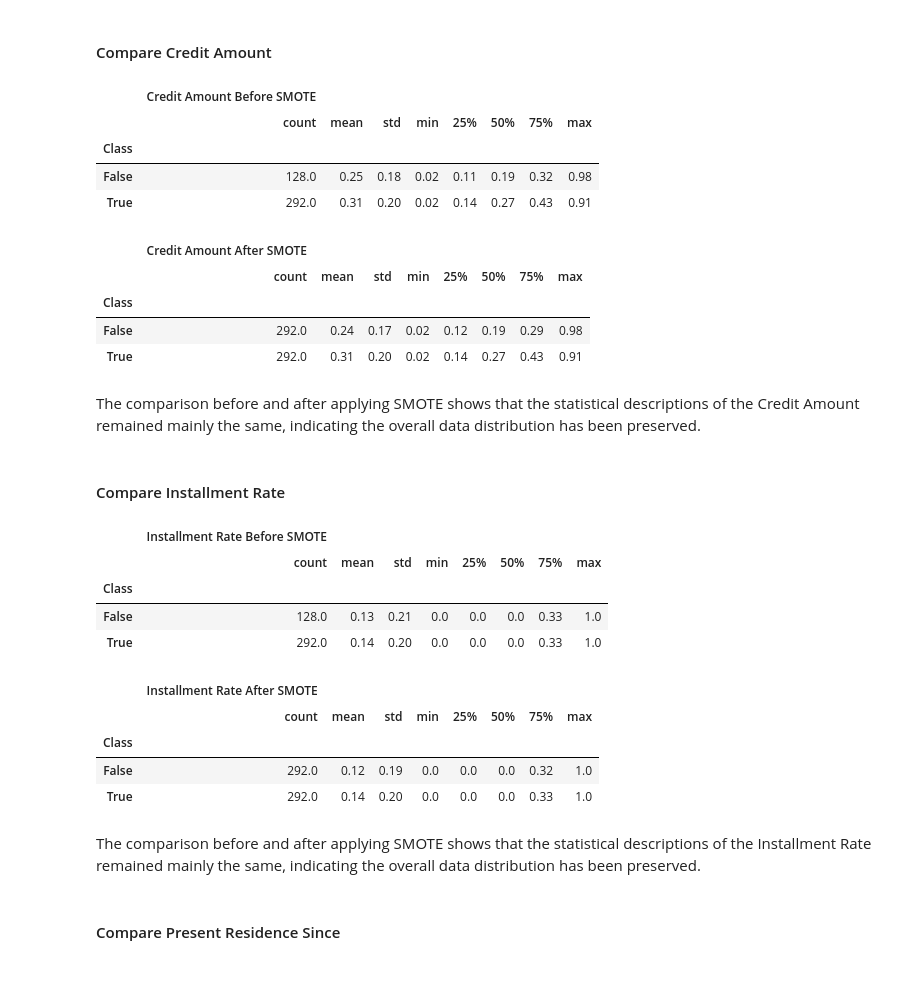
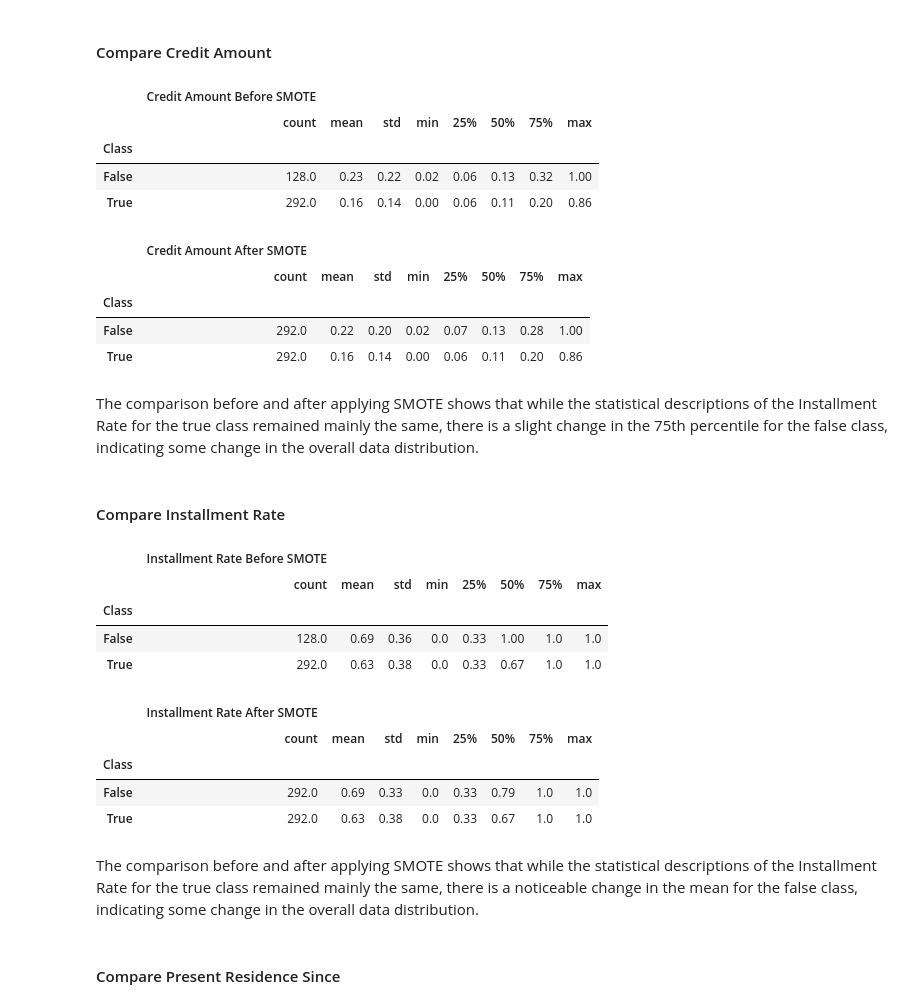
Before and after one commit to GittiGitus/Deep_Learning, a Jupyter notebook: experiments.ipynb, the cells around one changed output. Drawn from its saved outputs; the diff is of its cells as text; code cells hidden in the pictures; blank space fills up the shorter version.

```diff
--- a/experiments.ipynb
+++ b/experiments.ipynb
@@ -575,40 +599,40 @@ Since the data is scaled, the min and max values are not easily interpretable. H
 #### Compare Credit Amount
 # %%
 # Look at the distribution of the amount of credit of each class before and after SMOTE
-display(pd.DataFrame({'Credit Amount Before SMOTE': X_train_sc[:,4], 'Class': y_train}).groupby('Class').describe().round(2))
-display(pd.DataFrame({'Credit Amount After SMOTE': X_train_sc_smote[:,4], 'Class': y_train_smote}).groupby('Class').describe().round(2))
+display(pd.DataFrame({'Credit Amount Before SMOTE': X_train_sc[:,1], 'Class': y_train}).groupby('Class').describe().round(2))
+display(pd.DataFrame({'Credit Amount After SMOTE': X_train_sc_smote[:,1], 'Class': y_train_smote}).groupby('Class').describe().round(2))
 # %% [output]
 |  | Credit Amount Before SMOTE |  |  |  |  |  |  |  |
 |  | count | mean | std | min | 25% | 50% | 75% | max |
 | Class |  |  |  |  |  |  |  |  |
-| False | 128.0 | 0.25 | 0.18 | 0.02 | 0.11 | 0.19 | 0.32 | 0.98 |
-| True | 292.0 | 0.31 | 0.20 | 0.02 | 0.14 | 0.27 | 0.43 | 0.91 |
+| False | 128.0 | 0.23 | 0.22 | 0.02 | 0.06 | 0.13 | 0.32 | 1.00 |
+| True | 292.0 | 0.16 | 0.14 | 0.00 | 0.06 | 0.11 | 0.20 | 0.86 |
 |  | Credit Amount After SMOTE |  |  |  |  |  |  |  |
 |  | count | mean | std | min | 25% | 50% | 75% | max |
 | Class |  |  |  |  |  |  |  |  |
-| False | 292.0 | 0.24 | 0.17 | 0.02 | 0.12 | 0.19 | 0.29 | 0.98 |
-| True | 292.0 | 0.31 | 0.20 | 0.02 | 0.14 | 0.27 | 0.43 | 0.91 |
+| False | 292.0 | 0.22 | 0.20 | 0.02 | 0.07 | 0.13 | 0.28 | 1.00 |
+| True | 292.0 | 0.16 | 0.14 | 0.00 | 0.06 | 0.11 | 0.20 | 0.86 |
 # %% [markdown]
-The comparison before and after applying SMOTE shows that the statistical descriptions of the Credit Amount remained mainly the same, indicating the overall data distribution has been preserved.
+The comparison before and after applying SMOTE shows that while the statistical descriptions of the Installment Rate for the true class remained mainly the same, there is a slight change in the 75th percentile for the false class, indicating some change in the overall data distribution.
 # %% [markdown]
 #### Compare Installment Rate
 # %%
 # Look at the distribution of the installment rate as percentage of disposable income of each class before and after SMOTE
-display(pd.DataFrame({'Installment Rate Before SMOTE': X_train_sc[:,5], 'Class': y_train}).groupby('Class').describe().round(2))
-display(pd.DataFrame({'Installment Rate After SMOTE': X_train_sc_smote[:,5], 'Class': y_train_smote}).groupby('Class').describe().round(2))
+display(pd.DataFrame({'Installment Rate Before SMOTE': X_train_sc[:,2], 'Class': y_train}).groupby('Class').describe().round(2))
+display(pd.DataFrame({'Installment Rate After SMOTE': X_train_sc_smote[:,2], 'Class': y_train_smote}).groupby('Class').describe().round(2))
 # %% [output]
 |  | Installment Rate Before SMOTE |  |  |  |  |  |  |  |
 |  | count | mean | std | min | 25% | 50% | 75% | max |
 | Class |  |  |  |  |  |  |  |  |
-| False | 128.0 | 0.13 | 0.21 | 0.0 | 0.0 | 0.0 | 0.33 | 1.0 |
-| True | 292.0 | 0.14 | 0.20 | 0.0 | 0.0 | 0.0 | 0.33 | 1.0 |
+| False | 128.0 | 0.69 | 0.36 | 0.0 | 0.33 | 1.00 | 1.0 | 1.0 |
+| True | 292.0 | 0.63 | 0.38 | 0.0 | 0.33 | 0.67 | 1.0 | 1.0 |
 |  | Installment Rate After SMOTE |  |  |  |  |  |  |  |
 |  | count | mean | std | min | 25% | 50% | 75% | max |
 | Class |  |  |  |  |  |  |  |  |
-| False | 292.0 | 0.12 | 0.19 | 0.0 | 0.0 | 0.0 | 0.32 | 1.0 |
-| True | 292.0 | 0.14 | 0.20 | 0.0 | 0.0 | 0.0 | 0.33 | 1.0 |
+| False | 292.0 | 0.69 | 0.33 | 0.0 | 0.33 | 0.79 | 1.0 | 1.0 |
+| True | 292.0 | 0.63 | 0.38 | 0.0 | 0.33 | 0.67 | 1.0 | 1.0 |
 # %% [markdown]
-The comparison before and after applying SMOTE shows that the statistical descriptions of the Installment Rate remained mainly the same, indicating the overall data distribution has been preserved.
+The comparison before and after applying SMOTE shows that while the statistical descriptions of the Installment Rate for the true class remained mainly the same, there is a noticeable change in the mean for the false class, indicating some change in the overall data distribution.
 # %% [markdown]
 #### Compare Present Residence Since
 # %%
```
Also changed, not shown: parts of 32 cells of this notebook.
